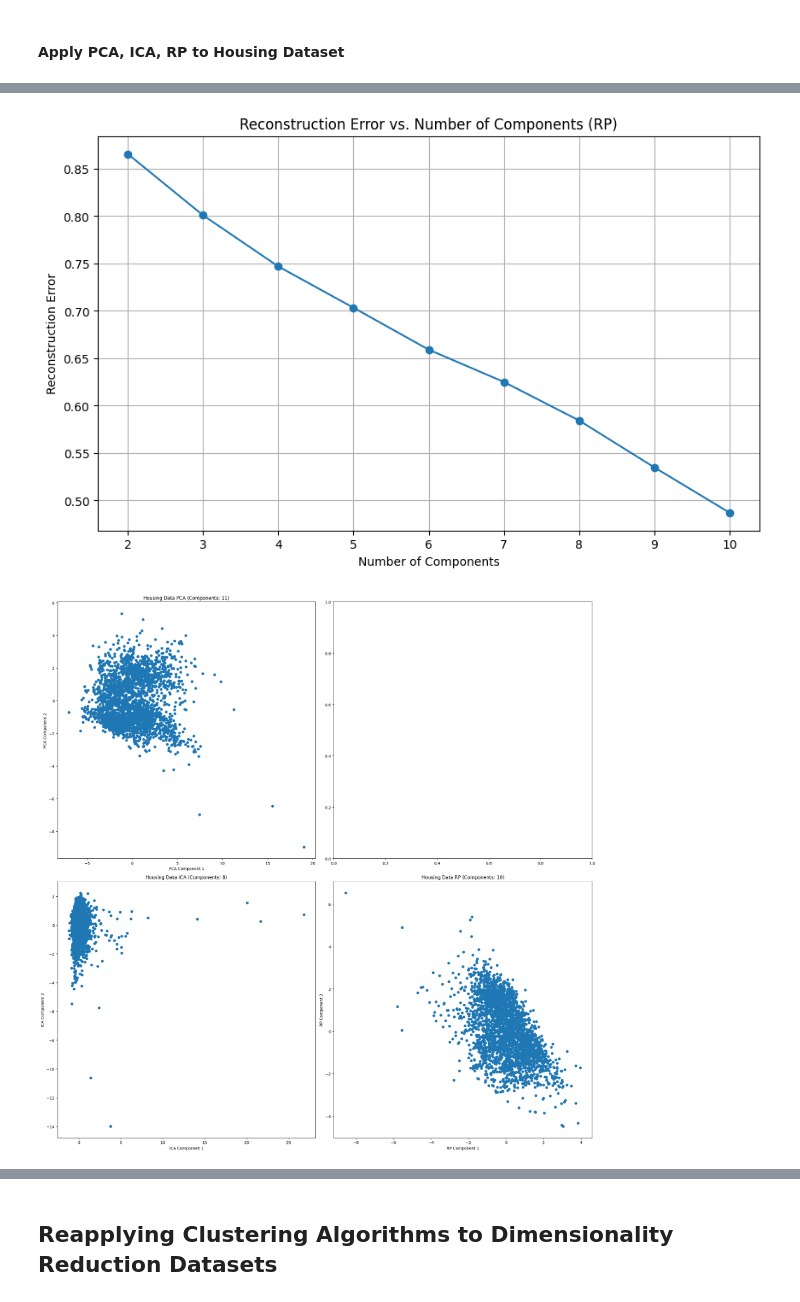
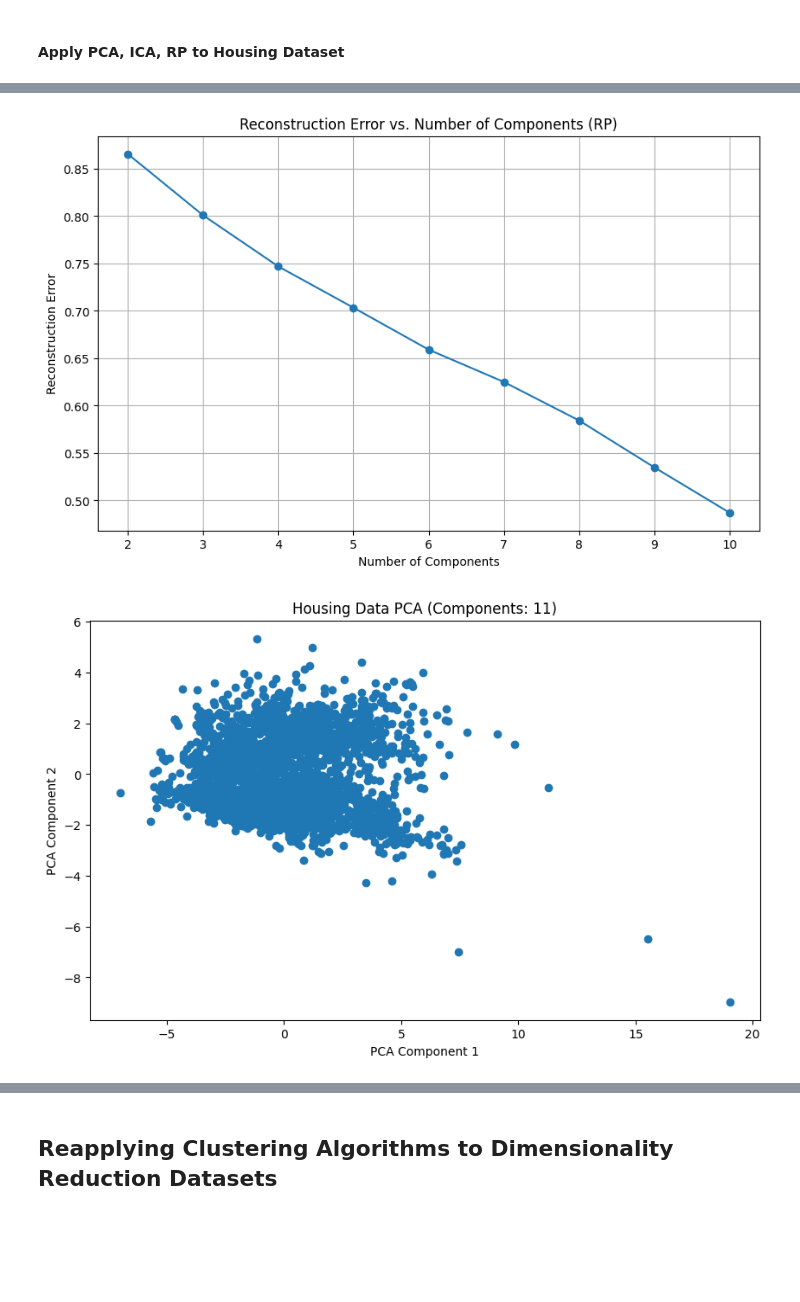
Before and after one commit to adi-tomar/Housing_Weather_UL_Dim_Reduction, a Jupyter notebook: algorithms/UL_housing.ipynb, the cells around one changed output, grey strips where cells are left out. Saved outputs shown, nothing was run; the diff lists cells and outputs as text; code cells hidden in the pictures; blank space fills up the shorter version.

```diff
--- a/algorithms/UL_housing.ipynb
+++ b/algorithms/UL_housing.ipynb
@@ -242,30 +242,33 @@ def apply_rp(features):
 # %%
 pca_housing, pca_components_housing = optimal_pca_components(normalized_features)
 ica_housing, ica_components_housing = optimal_ica_components(normalized_features)
 rp_housing, rp_components_housing = apply_rp(normalized_features)
 
-# Plot all in one figure
-fig, axes = plt.subplots(2,2, figsize=(20,20))
+# Plot PCA
+plt.figure(figsize=(10, 6))
+plt.scatter(pca_housing[:, 0], pca_housing[:, 1], cmap='viridis', marker='o')
+plt.title(f'Housing Data PCA (Components: {pca_components_housing})')
+plt.xlabel('PCA Component 1')
+plt.ylabel('PCA Component 2')
+plt.show()
 
-axes[0,0].scatter(pca_housing[:, 0], pca_housing[:, 1], cmap='viridis', marker='o')
-axes[0,0].set_title(f'Housing Data PCA (Components: {pca_components_housing})')
-axes[0,0].set_xlabel('PCA Component 1')
-axes[0,0].set_ylabel('PCA Component 2')
+# Plot ICA
+plt.figure(figsize=(10, 6))
+plt.scatter(ica_housing[:, 0], ica_housing[:, 1], cmap='viridis', marker='o')
+plt.title(f'Housing Data ICA (Components: {ica_components_housing})')
+plt.xlabel('ICA Component 1')
+plt.ylabel('ICA Component 2')
+plt.show()
 
-axes[1,0].scatter(ica_housing[:, 0], ica_housing[:, 1], cmap='viridis', marker='o')
-axes[1,0].set_title(f'Housing Data ICA (Components: {ica_components_housing})')
-axes[1,0].set_xlabel('ICA Component 1')
-axes[1,0].set_ylabel('ICA Component 2')
-
-axes[1,1].scatter(rp_housing[:, 0], rp_housing[:, 1], cmap='viridis', marker='o')
-axes[1,1].set_title(f'Housing Data RP (Components: {rp_components_housing})')
-axes[1,1].set_xlabel('RP Component 1')
-axes[1,1].set_ylabel('RP Component 2')
-
-plt.tight_layout()
+# Plot RP
+plt.figure(figsize=(10, 6))
+plt.scatter(rp_housing[:, 0], rp_housing[:, 1], cmap='viridis', marker='o')
+plt.title(f'Housing Data RP (Components: {rp_components_housing})')
+plt.xlabel('RP Component 1')
+plt.ylabel('RP Component 2')
 plt.show()
 # %% [output]
 [figure]
 [figure]
 [figure]
-[figure, old version]
+[figure, new version]
```
Also changed, not shown: parts of 1 cell of this notebook, 9 other files.
